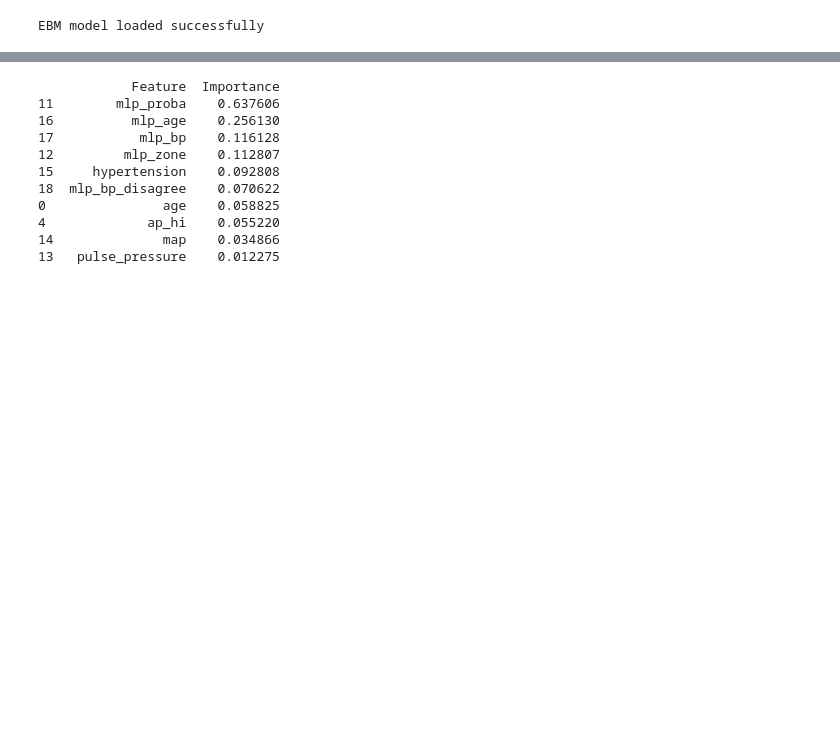
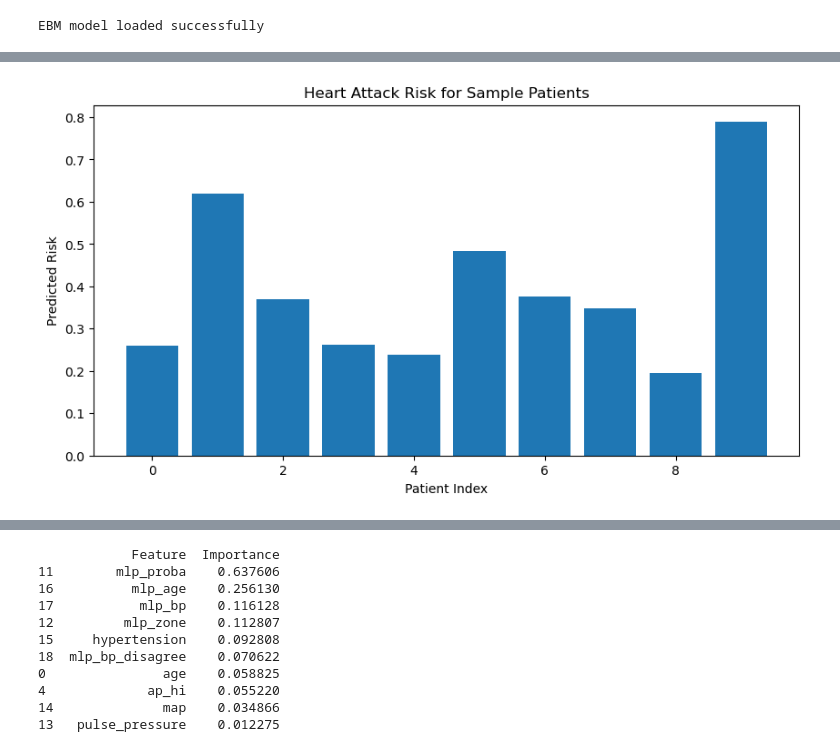
Before and after one commit to cire-25/cardio_risk, a Jupyter notebook: mlp-with_initial_data.ipynb, the cells around one changed output, grey strips where cells are left out. Saved outputs shown, nothing was run; the diff lists cells and outputs as text; code cells hidden in the pictures; blank space fills up the shorter version.

```diff
--- a/mlp-with_initial_data.ipynb
+++ b/mlp-with_initial_data.ipynb
@@ -584,0 +647,10 @@ EBM model loaded successfully
+# %%
+# 4. Bar chart for first 10 patients
+plt.figure(figsize=(10,5))
+plt.bar(range(10), probs[:10])
+plt.xlabel("Patient Index")
+plt.ylabel("Predicted Risk")
+plt.title("Heart Attack Risk for Sample Patients")
+plt.show()
+# %% [output]
+[figure, added]
```
Also changed, not shown: parts of 18 cells of this notebook, 21 other files.
